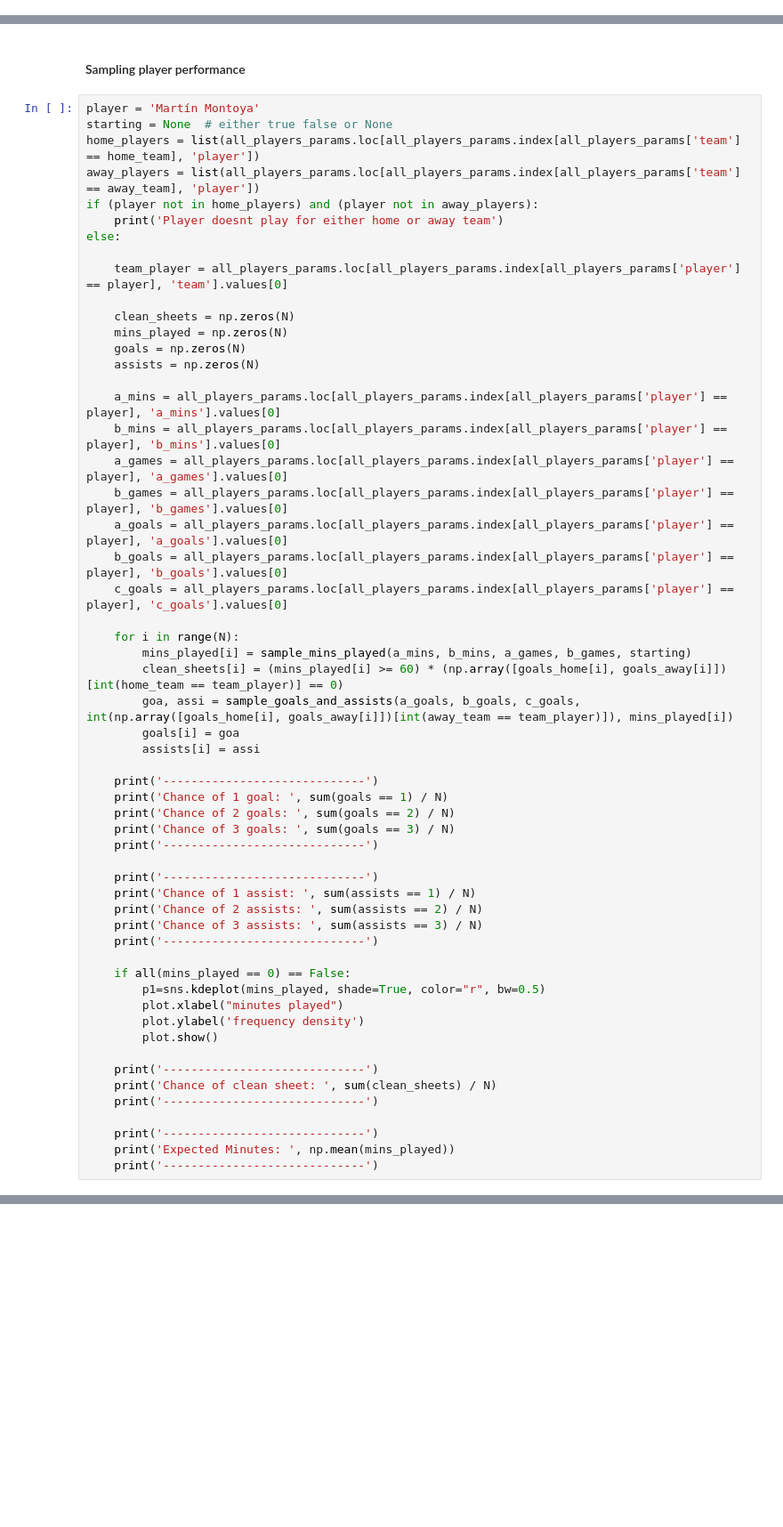
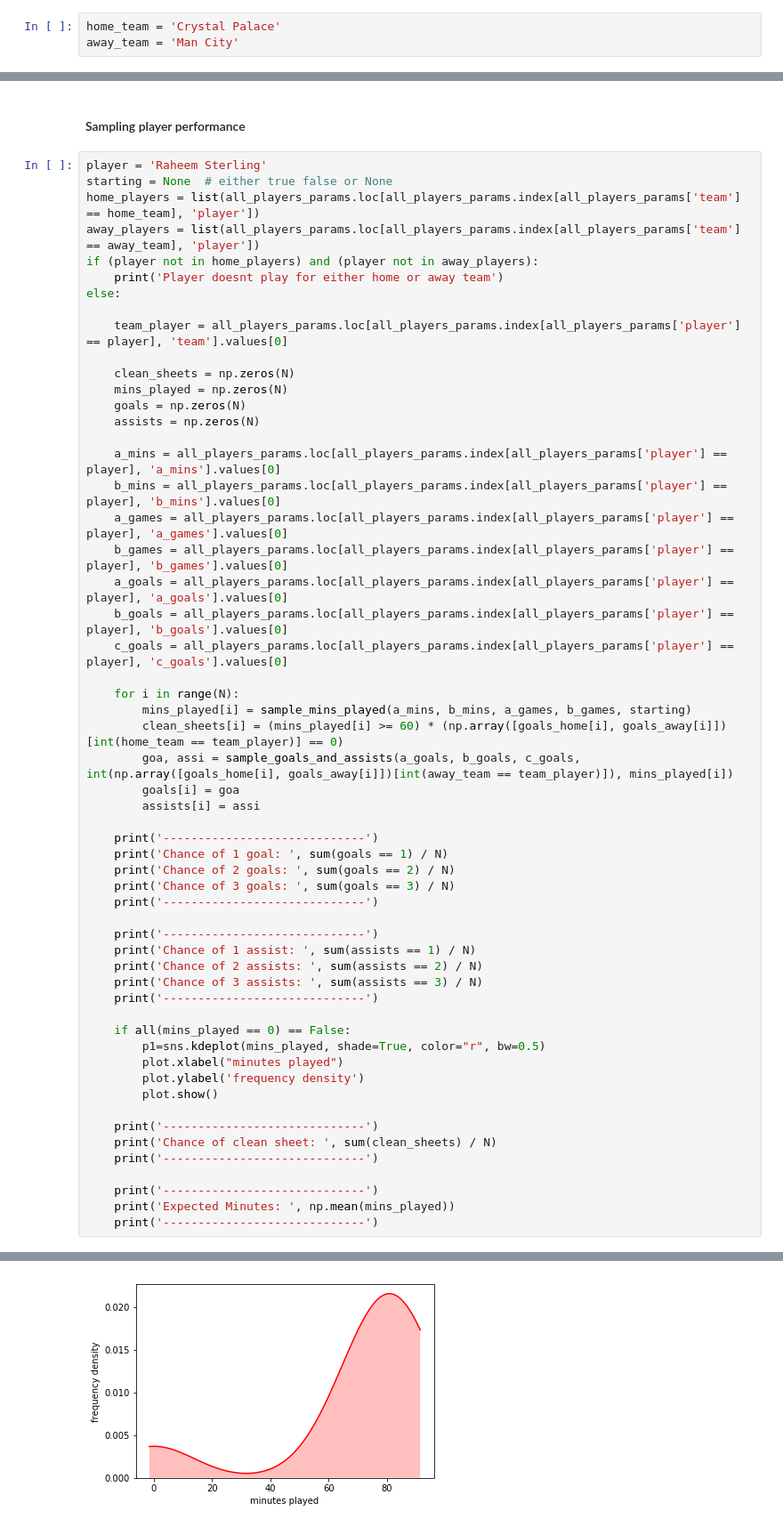
Before and after one commit to kalyanrparajuli/Fantasy-Football, a Jupyter notebook: models/sampling.ipynb, the cells around one changed output, grey strips where cells are left out. Shown at 89% size. Saved outputs shown, nothing was run; the diff lists cells and outputs as text; blank space fills up the shorter version.

```diff
--- a/models/sampling.ipynb
+++ b/models/sampling.ipynb
@@ -22,3 +19,6 @@ away_team = 'West Ham'
+# %%
+home_team = 'Crystal Palace'
+away_team = 'Man City'
 # %% [markdown]
 #### Sampling Team Performance
 # %%
@@ -54,7 +61,7 @@ print('---------------------')
 # %% [markdown]
 #### Sampling player performance
 # %%
-player = 'Martín Montoya'
+player = 'Raheem Sterling'
 starting = None  # either true false or None
 home_players = list(all_players_params.loc[all_players_params.index[all_players_params['team'] == home_team], 'player'])
 away_players = list(all_players_params.loc[all_players_params.index[all_players_params['team'] == away_team], 'player'])
@@ -109,3 +116,4 @@ else:
     print('-----------------------------')
     print('Expected Minutes: ', np.mean(mins_played))
     print('-----------------------------')
+# %% [output]
@@ -111,0 +130 @@ else:
+[figure, added]
```
Also changed, not shown: parts of 3 cells of this notebook, 6 other files.
